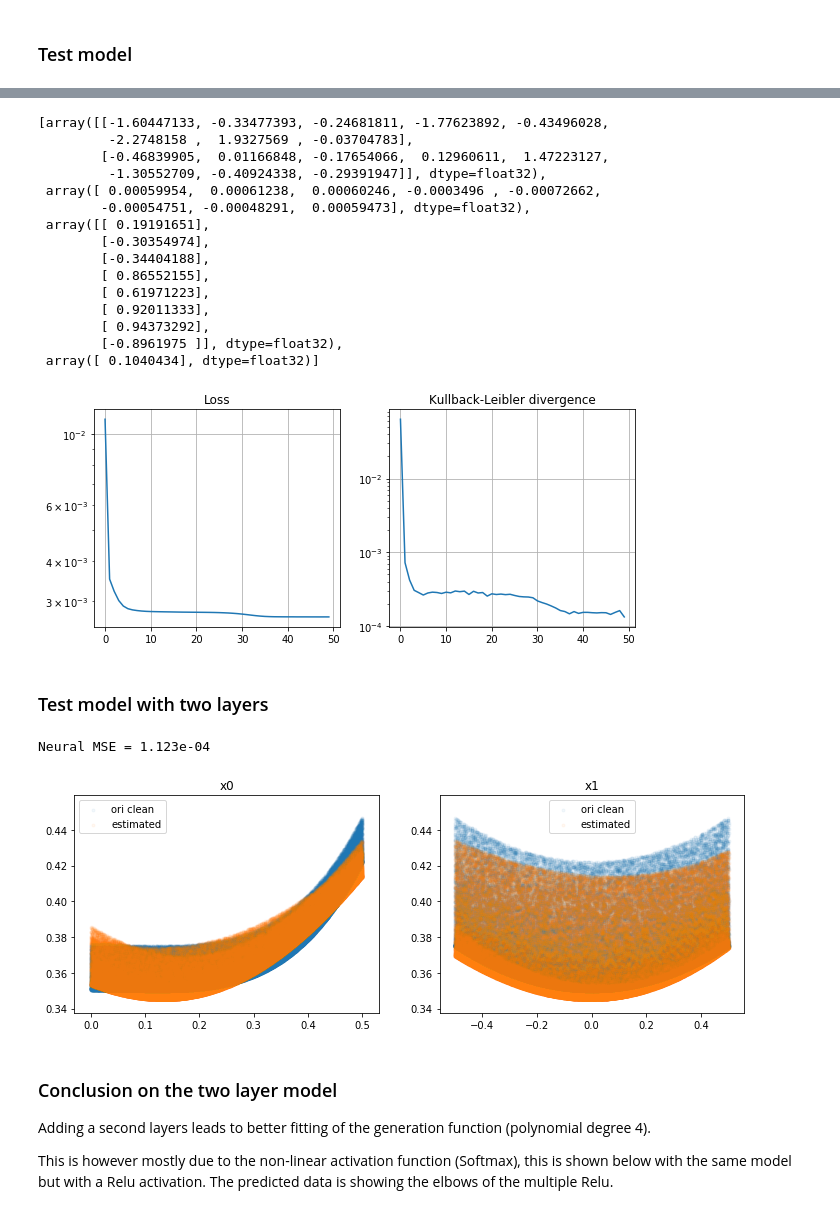
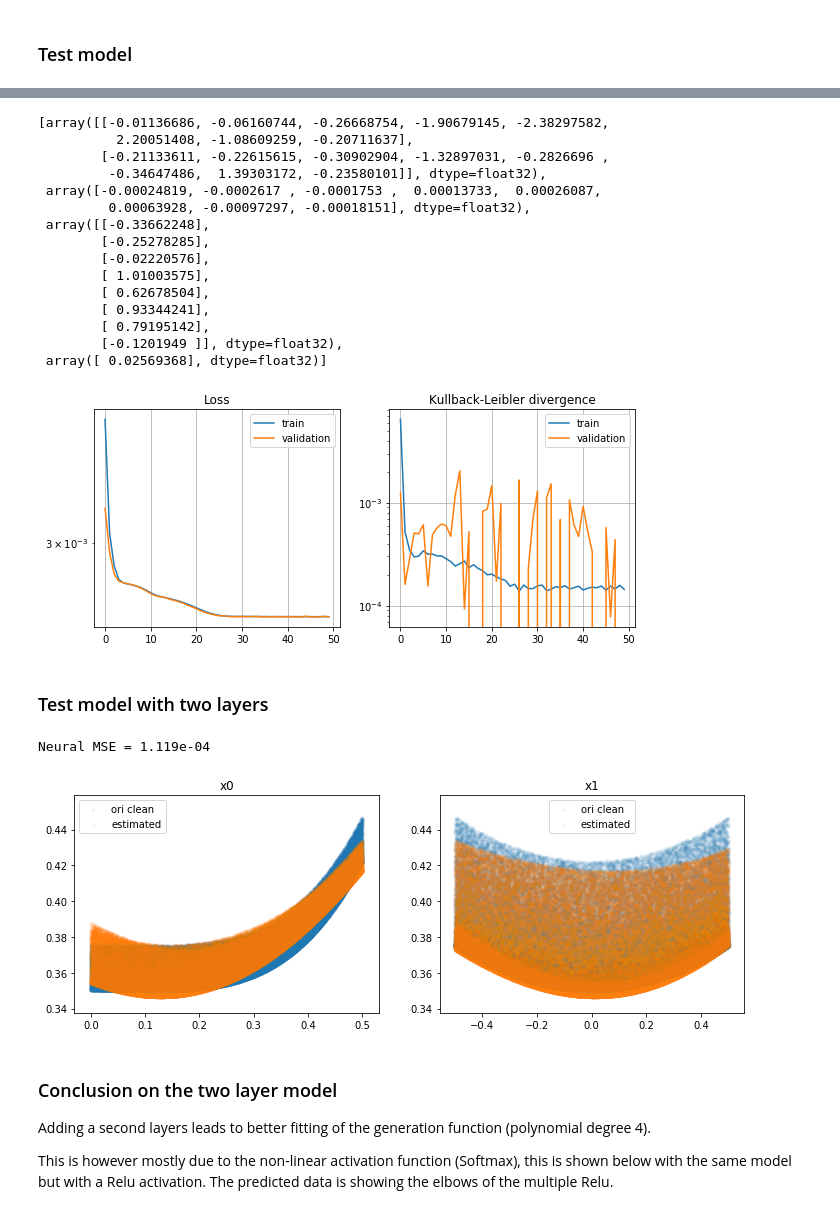
Before and after one commit to tonio73/data-science, a Jupyter notebook: linear/LinearRegressionBivariate-Keras.ipynb, the cells around one changed output, grey strips where cells are left out. Saved outputs shown, nothing was run; the diff lists cells and outputs as text; code cells hidden in the pictures.

Commit message:
Adding train-validation split + plot

```diff
--- a/linear/LinearRegressionBivariate-Keras.ipynb
+++ b/linear/LinearRegressionBivariate-Keras.ipynb
@@ -159,4 +166,4 @@ if usingTensorBoard:
     callbacks = [ks]
 
 # Fit
-hist2 = model2.fit(xTrain, yTrain, epochs=nEpoch, batch_size=nBatch, verbose=0, callbacks=callbacks)
+hist2 = model2.fit(xTrain, yTrain, epochs=nEpoch, batch_size=nBatch, validation_split = 0.2, verbose=0, callbacks=callbacks)
@@ -163,33 +184,37 @@ hist2 = model2.fit(xTrain, yTrain, epochs=nEpoch, batch_size=nBatch, verbose=0,
 # %%
 model2.get_weights()
 # %% [output]
-[array([[-1.60447133, -0.33477393, -0.24681811, -1.77623892, -0.43496028,
-         -2.2748158 ,  1.9327569 , -0.03704783],
-        [-0.46839905,  0.01166848, -0.17654066,  0.12960611,  1.47223127,
-         -1.30552709, -0.40924338, -0.29391947]], dtype=float32),
- array([ 0.00059954,  0.00061238,  0.00060246, -0.0003496 , -0.00072662,
-        -0.00054751, -0.00048291,  0.00059473], dtype=float32),
- array([[ 0.19191651],
-        [-0.30354974],
-        [-0.34404188],
-        [ 0.86552155],
-        [ 0.61971223],
-        [ 0.92011333],
-        [ 0.94373292],
-        [-0.8961975 ]], dtype=float32),
- array([ 0.1040434], dtype=float32)]
+[array([[-0.01136686, -0.06160744, -0.26668754, -1.90679145, -2.38297582,
+          2.20051408, -1.08609259, -0.20711637],
+        [-0.21133611, -0.22615615, -0.30902904, -1.32897031, -0.2826696 ,
+         -0.34647486,  1.39303172, -0.23580101]], dtype=float32),
+ array([-0.00024819, -0.0002617 , -0.0001753 ,  0.00013733,  0.00026087,
+         0.00063928, -0.00097297, -0.00018151], dtype=float32),
+ array([[-0.33662248],
+        [-0.25278285],
+        [-0.02220576],
+        [ 1.01003575],
+        [ 0.62678504],
+        [ 0.93344241],
+        [ 0.79195142],
+        [-0.1201949 ]], dtype=float32),
+ array([ 0.02569368], dtype=float32)]
 # %%
 plt.figure(figsize=(15,4))
 plt.subplot(1,3,1)
 plt.semilogy(hist2.history['loss'])
+plt.semilogy(hist2.history['val_loss'])
 plt.grid()
+plt.legend(('train', 'validation'))
 plt.title('Loss')
 plt.subplot(1,3,2)
 plt.semilogy(hist2.history['kullback_leibler_divergence'])
+plt.semilogy(hist2.history['val_kullback_leibler_divergence'])
 plt.grid()
+plt.legend(('train', 'validation'))
 plt.title('Kullback-Leibler divergence');
 # %% [output]
-[figure, old version]
+[figure, new version]
 # %% [markdown]
 ### Test model with two layers
 # %%
@@ -209,8 +234,8 @@ plt.legend(('ori clean', 'estimated'))
 mse2 = metrics.mean_squared_error(yTest, yEst2)
 print('Neural MSE = {:.3e}'.format(mse2));
 # %% [output]
-Neural MSE = 1.123e-04
+Neural MSE = 1.119e-04
-[figure, old version]
+[figure, new version]
 # %% [markdown]
 ### Conclusion on the two layer model
 
```
Also changed, not shown: parts of 9 cells of this notebook.
